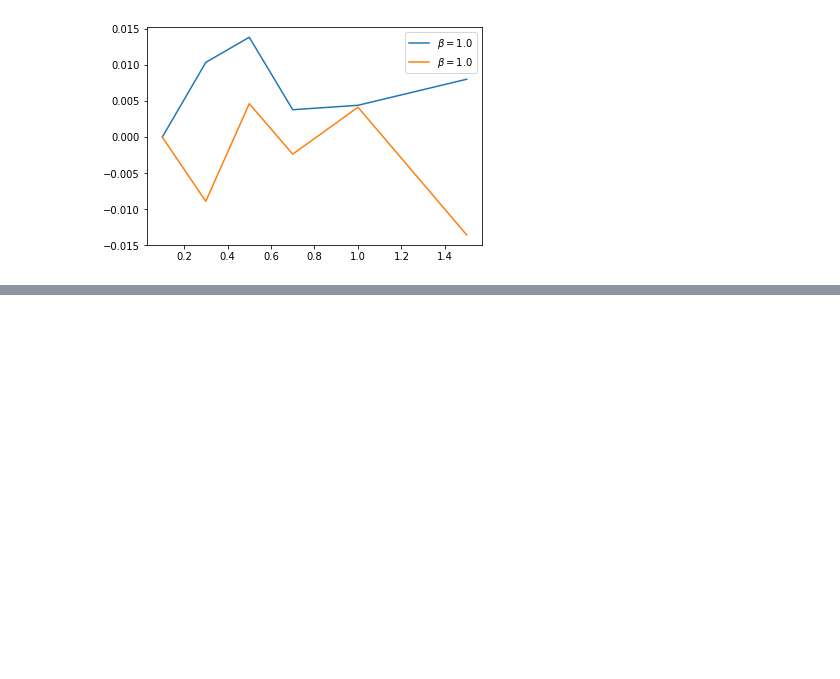
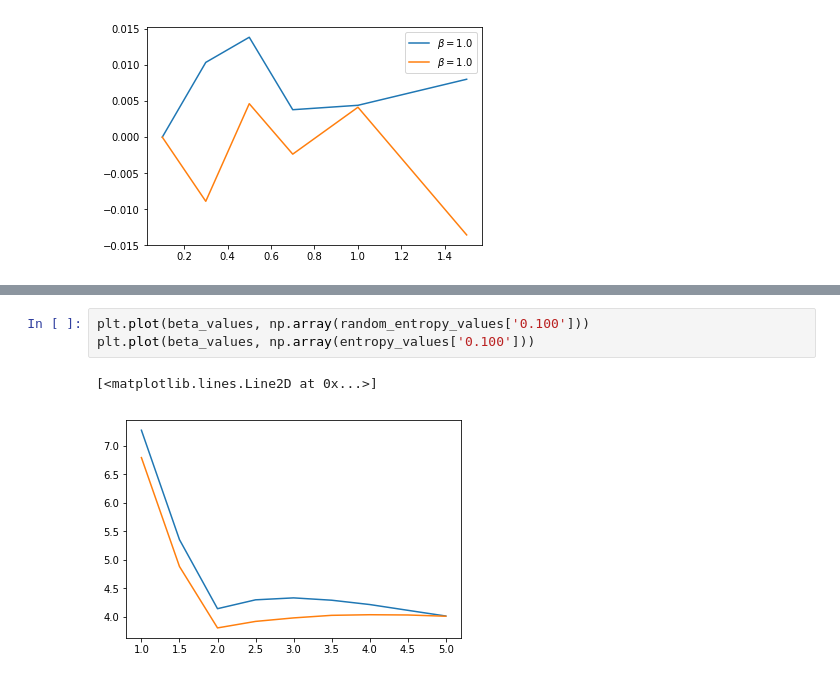
Before and after one commit to forero/BetaEntropy, a Jupyter notebook: code/compute_entropy.ipynb, the cells around one changed output, grey strips where cells are left out. Drawn from its saved outputs; the diff is of its cells as text; blank space fills up the shorter version.

```diff
--- a/code/compute_entropy.ipynb
+++ b/code/compute_entropy.ipynb
@@ -164,0 +232,6 @@ plt.legend()
+# %%
+plt.plot(beta_values, np.array(random_entropy_values['0.100']))
+plt.plot(beta_values, np.array(entropy_values['0.100']))
+# %% [output]
+[<matplotlib.lines.Line2D at 0x...>]
+[figure, added]
```
Also changed, not shown: parts of 3 cells of this notebook.
